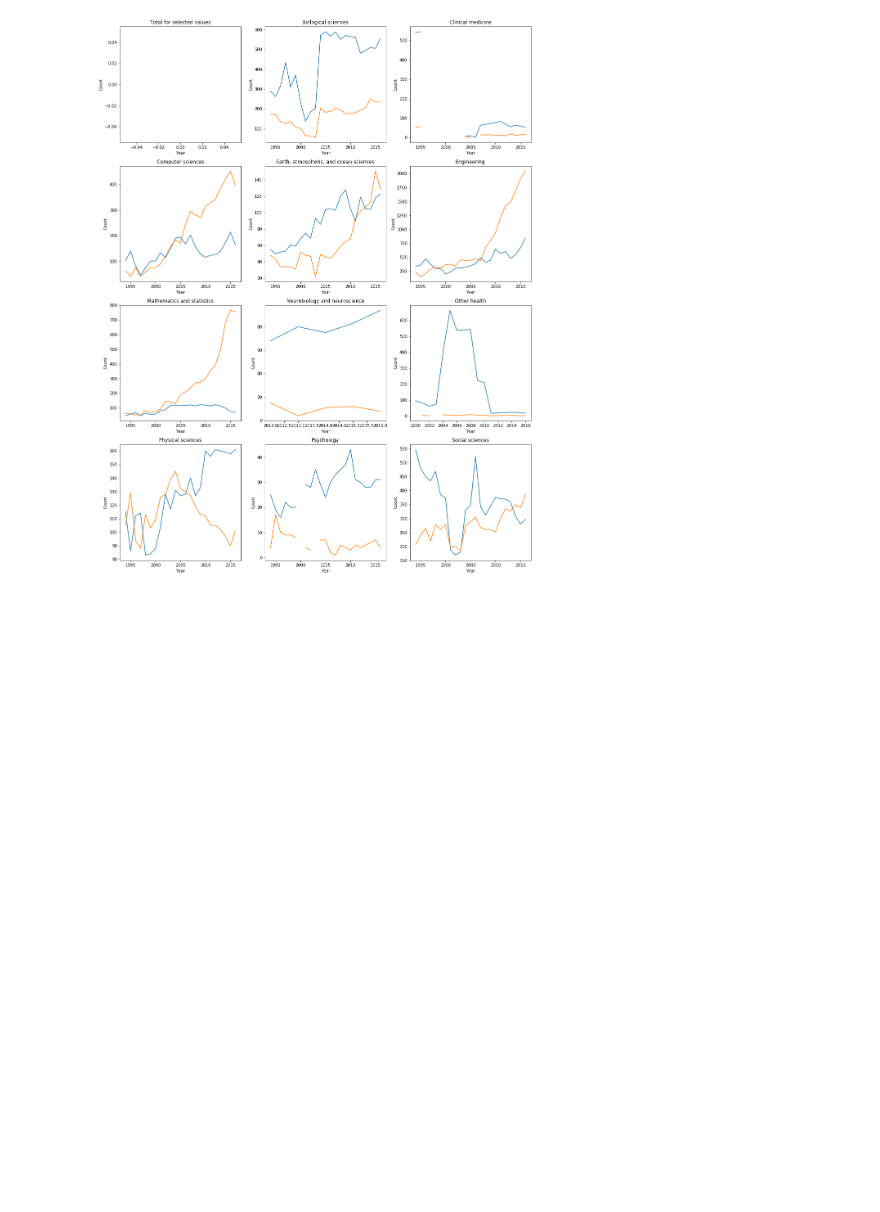
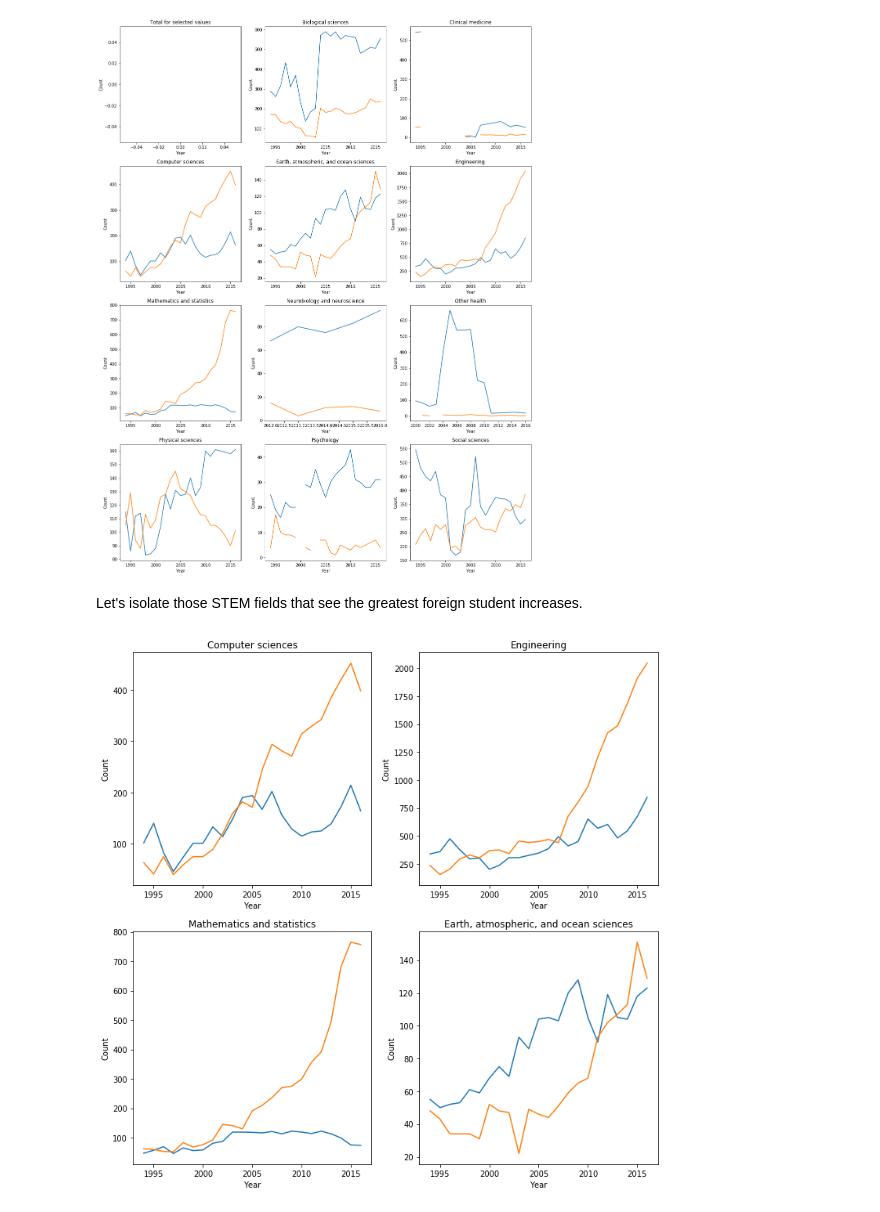
Before and after one commit to graphicsdesk/international-students, a Jupyter notebook: notebooks/gss.ipynb, the cells around one changed output. Cells and saved outputs as stored; diff of their text form; code cells hidden in the pictures; blank space fills up the shorter version.

Commit message:
mapped fields of interest

```diff
--- a/notebooks/gss.ipynb
+++ b/notebooks/gss.ipynb
@@ -53,3 +53,19 @@ for i in range(len(fields)):
     plotField(axarr[ i // cols, i % cols ], fields[i])
 # %% [output]
 [figure]
+# %% [markdown]
+Let's isolate those STEM fields that see the greatest foreign student increases.
+# %%
+fieldsOfInterest = [
+    'Computer sciences',
+    'Engineering',
+    'Mathematics and statistics',
+    'Earth, atmospheric, and ocean sciences'
+]
+
+_, axarr = plt.subplots(2, 2, figsize=(12, 12))
+
+for i in range(len(fieldsOfInterest)):
+    plotField(axarr[ i // 2, i % 2 ], fieldsOfInterest[i])
+# %% [output]
+[figure, added]
```
